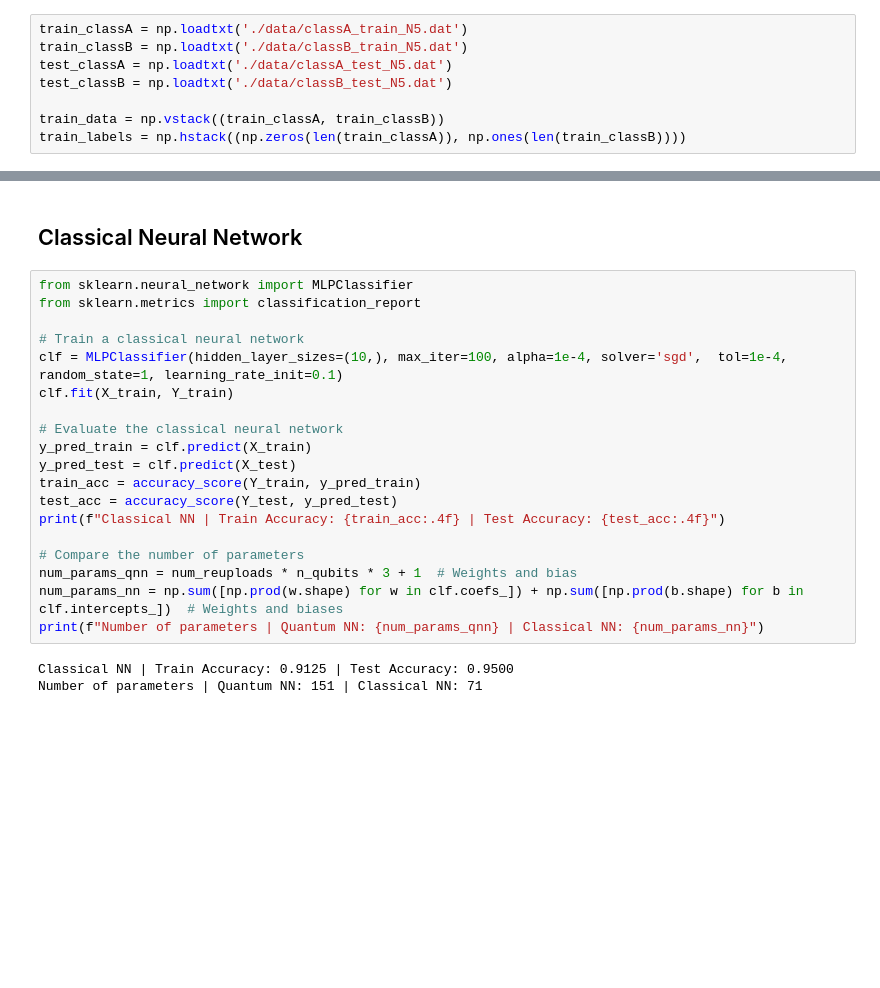
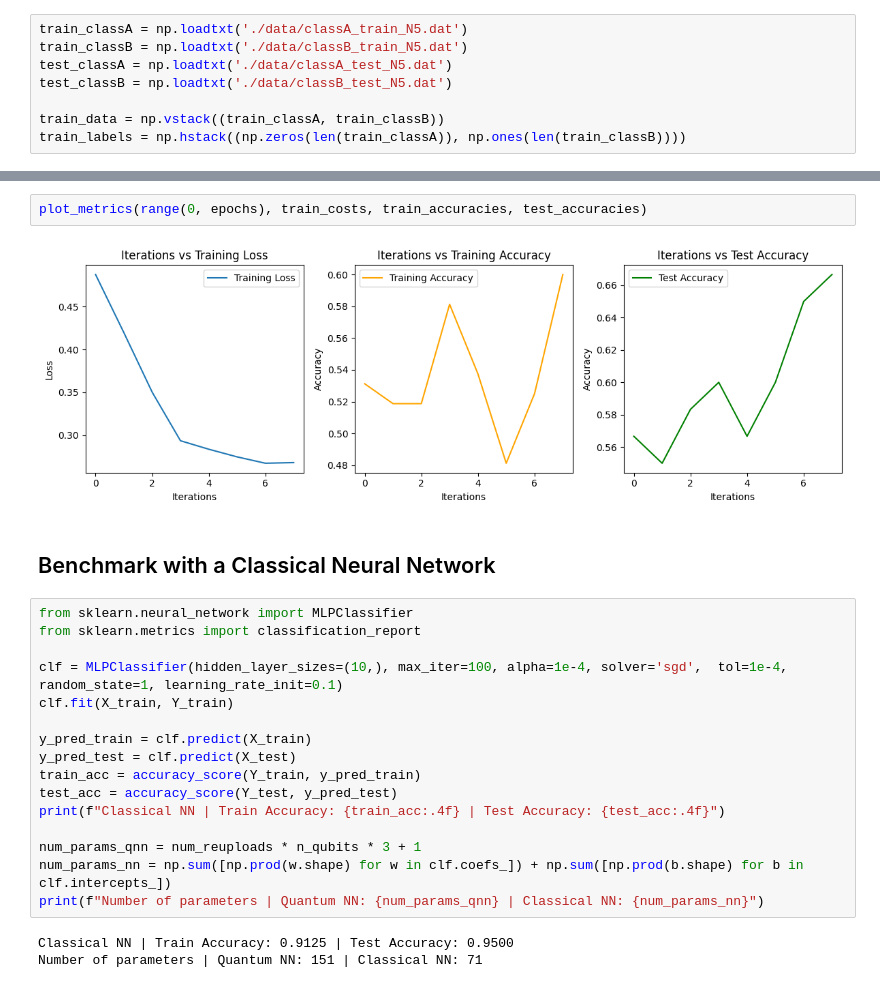
Before and after one commit to Nikoletos-K/Quantum-ML-Classification-with-PennyLane, a Jupyter notebook: qml_classifier_c.ipynb, the cells around one changed output, grey strips where cells are left out. Drawn from its saved outputs; the diff is of its cells as text; blank space fills up the shorter version.

```diff
--- a/qml_classifier_c.ipynb
+++ b/qml_classifier_c.ipynb
@@ -176,23 +234,24 @@ Accuracy: 0.6667
+# %%
+plot_metrics(range(0, epochs), train_costs, train_accuracies, test_accuracies)
+# %% [output]
+[figure, added]
 # %% [markdown]
-## Classical Neural Network
+## Benchmark with a Classical Neural Network
 # %%
 from sklearn.neural_network import MLPClassifier
 from sklearn.metrics import classification_report
 
-# Train a classical neural network
 clf = MLPClassifier(hidden_layer_sizes=(10,), max_iter=100, alpha=1e-4, solver='sgd',  tol=1e-4, random_state=1, learning_rate_init=0.1)
 clf.fit(X_train, Y_train)
 
-# Evaluate the classical neural network
 y_pred_train = clf.predict(X_train)
 y_pred_test = clf.predict(X_test)
 train_acc = accuracy_score(Y_train, y_pred_train)
 test_acc = accuracy_score(Y_test, y_pred_test)
 print(f"Classical NN | Train Accuracy: {train_acc:.4f} | Test Accuracy: {test_acc:.4f}")
 
-# Compare the number of parameters
-num_params_qnn = num_reuploads * n_qubits * 3 + 1  # Weights and bias
-num_params_nn = np.sum([np.prod(w.shape) for w in clf.coefs_]) + np.sum([np.prod(b.shape) for b in clf.intercepts_])  # Weights and biases
+num_params_qnn = num_reuploads * n_qubits * 3 + 1
+num_params_nn = np.sum([np.prod(w.shape) for w in clf.coefs_]) + np.sum([np.prod(b.shape) for b in clf.intercepts_])
 print(f"Number of parameters | Quantum NN: {num_params_qnn} | Classical NN: {num_params_nn}")
 # %% [output]
 Classical NN | Train Accuracy: 0.9125 | Test Accuracy: 0.9500
```
Also changed, not shown: parts of 20 cells of this notebook, 7 other files.
